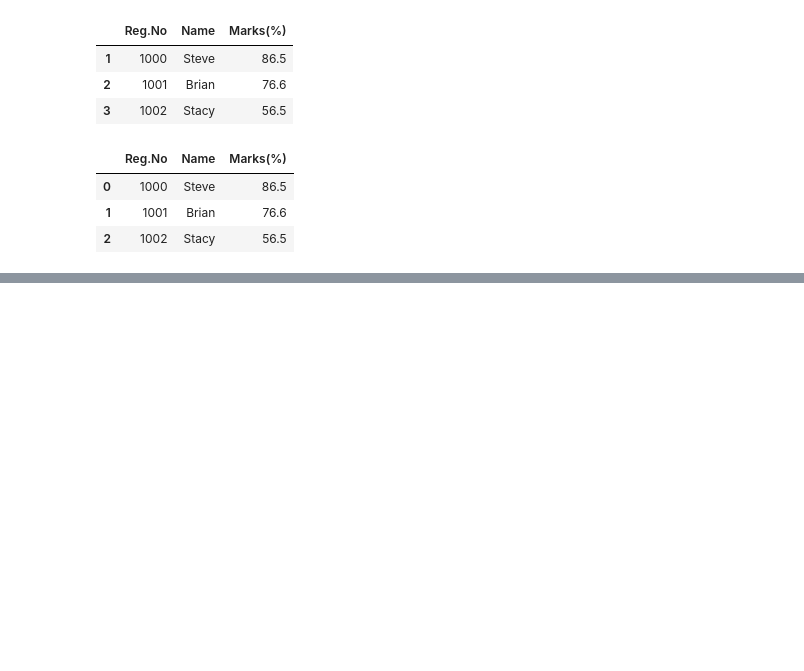
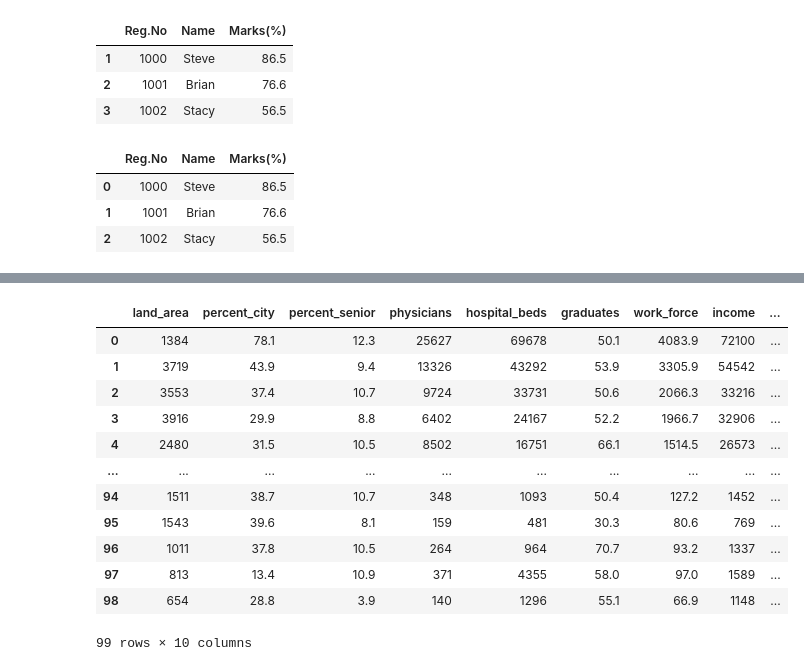
Before and after one commit to kiboma2021/5-Week-Data-Science-Bootcamp, a Jupyter notebook: Pandas.ipynb, the cells around one changed output, grey strips where cells are left out. Saved outputs shown, nothing was run; the diff lists cells and outputs as text; code cells hidden in the pictures; blank space fills up the shorter version.

```diff
--- a/Pandas.ipynb
+++ b/Pandas.ipynb
@@ -101,0 +112,27 @@ memory usage: 7.9 KB
+# %%
+#Selection of data in dataframe can be done using
+#1) loc - label based selection
+#2) iloc - index based selection
+
+import pandas as pd
+
+sma_data=pd.read_csv("https://raw.githubusercontent.com/dphi-official/Datasets/master/Standard_Metropolitan_Areas_Data-data.csv")
+
+sma_data.head()
+sma_data.iloc[0,0] #first row first column
+sma_data.iloc[0:5,5] #helps select first 5 rows (0:4) and fifth column
+sma_data.iloc[:,:] # This will return all rows and columns
+# %% [output]
+|  | land_area | percent_city | percent_senior | physicians | hospital_beds | graduates | work_force | income | ... |
+| 0 | 1384 | 78.1 | 12.3 | 25627 | 69678 | 50.1 | 4083.9 | 72100 | ... |
+| 1 | 3719 | 43.9 | 9.4 | 13326 | 43292 | 53.9 | 3305.9 | 54542 | ... |
+| 2 | 3553 | 37.4 | 10.7 | 9724 | 33731 | 50.6 | 2066.3 | 33216 | ... |
+| 3 | 3916 | 29.9 | 8.8 | 6402 | 24167 | 52.2 | 1966.7 | 32906 | ... |
+| 4 | 2480 | 31.5 | 10.5 | 8502 | 16751 | 66.1 | 1514.5 | 26573 | ... |
+| ... | ... | ... | ... | ... | ... | ... | ... | ... | ... |
+| 94 | 1511 | 38.7 | 10.7 | 348 | 1093 | 50.4 | 127.2 | 1452 | ... |
+| 95 | 1543 | 39.6 | 8.1 | 159 | 481 | 30.3 | 80.6 | 769 | ... |
+| 96 | 1011 | 37.8 | 10.5 | 264 | 964 | 70.7 | 93.2 | 1337 | ... |
+| 97 | 813 | 13.4 | 10.9 | 371 | 4355 | 58.0 | 97.0 | 1589 | ... |
+| 98 | 654 | 28.8 | 3.9 | 140 | 1296 | 55.1 | 66.9 | 1148 | ... |
+99 rows × 10 columns
```
Also changed, not shown: parts of 1 cell of this notebook.
